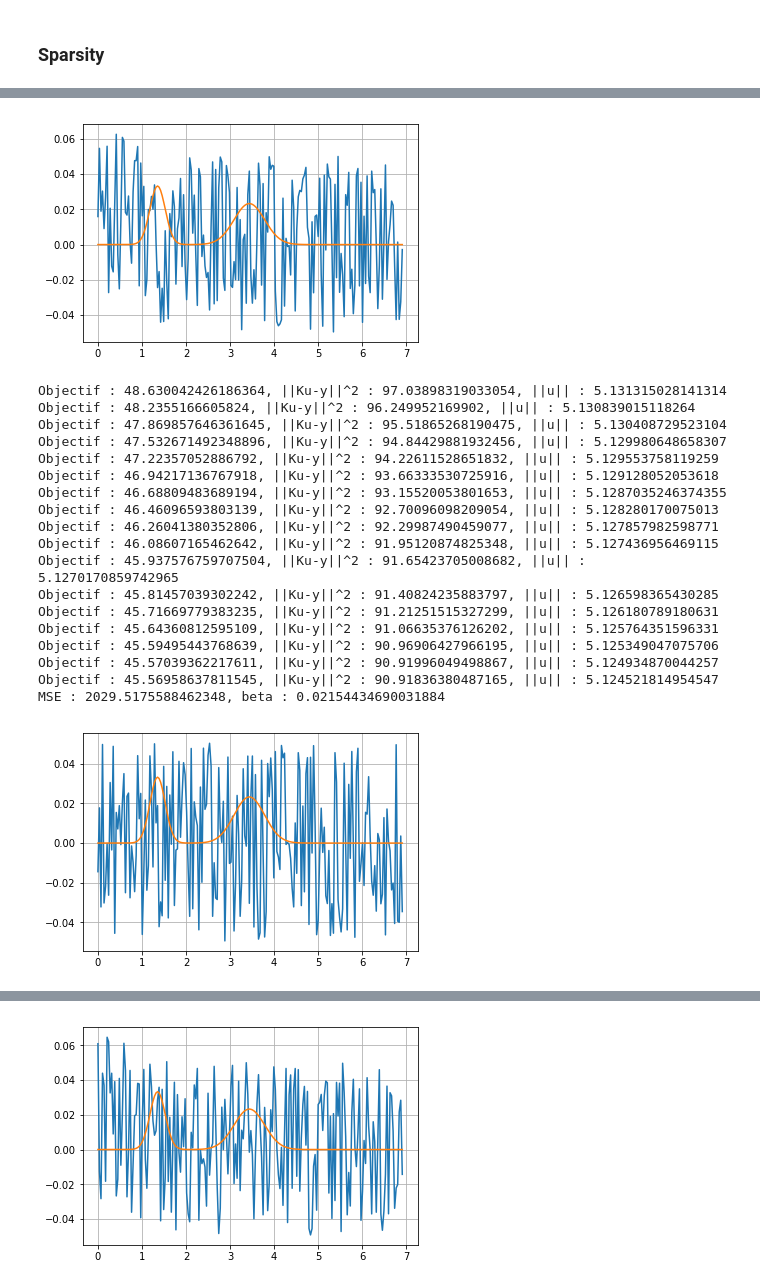
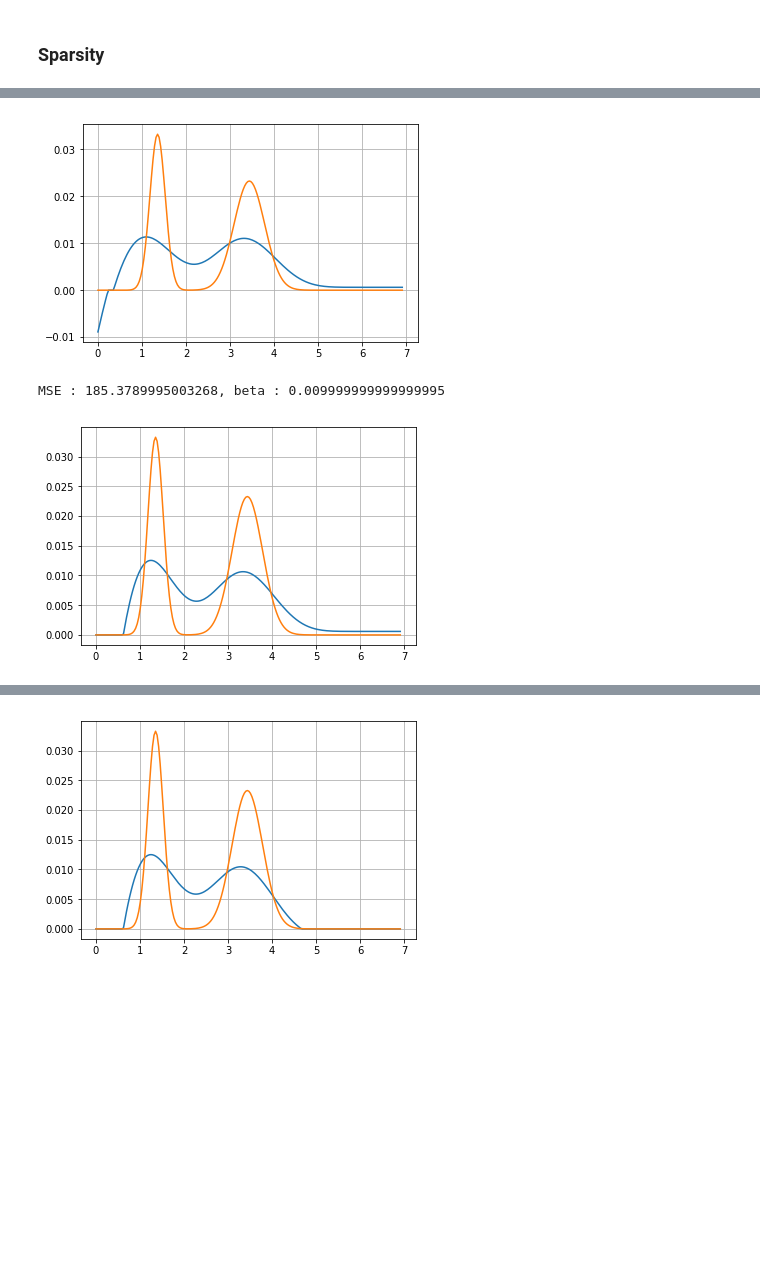
Before and after one commit to MaximilienGermain/Large-scale-optimization, a Jupyter notebook: TP2_part1.ipynb, the cells around one changed output, grey strips where cells are left out. Cells and saved outputs as stored; diff of their text form; code cells hidden in the pictures; blank space fills up the shorter version.

Commit message:
Sparsity and smoothness

```diff
--- a/TP2_part1.ipynb
+++ b/TP2_part1.ipynb
@@ -182,8 +182,8 @@ MSE : 0.4576900738601655, beta : 100.00000000000004
 beta_grid = np.exp(np.log(10)*np.linspace(-1,3,5))
 
 def proximal_gradient_smooth_cons(lamb,K,y,T,xmin,xmax,display = False):
-    tol = 1e-4
-    max_iter = 10
+    tol = 1e-7
+    max_iter = 1000
     nb_iter = 0
     m = K.shape[0]
     n = K.shape[1]
@@ -191,11 +191,11 @@ def proximal_gradient_smooth_cons(lamb,K,y,T,xmin,xmax,display = False):
     w,v = np.linalg.eig(np.dot(K.T,K) + lamb * np.dot(D.T,D))
     L = max(w)
     epsilon = 1/L
-    print(epsilon)
+    #print(epsilon)
 
     #for i in range(n):
     #    u[i] = (random.random() - 0.5)
-    norm2 = np.linalg.norm(np.dot(K,u) - y)
+    norm2 = np.linalg.norm(np.dot(K,u) - y.reshape(m,1))
     normD = np.linalg.norm(np.dot(D,u))
     obj = 0.5 * norm2 **2 + 0.5 * lamb * normD ** 2 + ind(u,xmin,xmax)
     last_obj = 0
@@ -204,10 +204,10 @@ def proximal_gradient_smooth_cons(lamb,K,y,T,xmin,xmax,display = False):
 
     while (abs(obj - last_obj) > tol and nb_iter < max_iter):
     #while obj>42 :
-        w = u - epsilon * (np.dot(K.T,(np.dot(K,u) - y)) + lamb * np.dot(D.T,np.dot(D,u)))
+        w = u - epsilon * (np.dot(K.T,np.dot(K,u) - y.reshape(m,1)) + lamb * np.dot(D.T,np.dot(D,u)))
         last_obj = obj
         u = prox_cons(w,xmin,xmax)
-        norm2 = np.linalg.norm(np.dot(K,u) - y)
+        norm2 = np.linalg.norm(np.dot(K,u) - y.reshape(m,1))
         normD = np.linalg.norm(np.dot(D,u))
         obj = 0.5 * norm2 **2 + 0.5*lamb * normD ** 2 + ind(u,xmin,xmax)
         if display:
@@ -217,9 +217,9 @@ def proximal_gradient_smooth_cons(lamb,K,y,T,xmin,xmax,display = False):
     return u
 
 def prox_cons(w,xmin,xmax):
-    n = w.shape[0]
-    out = np.zeros((n,1))
-    for index in range(n):
+    m = w.shape[0]
+    out = np.zeros((m,1))
+    for index in range(m):
         value = w[index,0]
         if value >  xmax:
             out[index,0] = xmax
@@ -239,7 +239,7 @@ def ind(x,xmin,xmax):
 
 for i in range(beta_grid.shape[0]):
     beta = beta_grid[i]
-    x_hat = proximal_gradient_smooth_cons(beta,K,y,T,xmin,xmax,True) #,True
+    x_hat = proximal_gradient_smooth_cons(beta,K,y,T,xmin,xmax) #,True
     print("MSE : {}, beta : {}\n".format(normalized_MSE(x_hat,x),beta))
     plt.plot(np.log(T),x_hat)
     plt.plot(np.log(T),x)
@@ -327,23 +267,21 @@ print(prox_cons(np.ones((5,1)),1.5,2))
 # %% [markdown]
 ### Sparsity
 # %%
-beta_grid = np.exp(np.log(10)*np.linspace(-4,3,7))
+beta_grid = np.exp(np.log(10)*np.linspace(-4,3,8))
 
 def proximal_gradient_norme1(lamb,K,y,T,display = False):
-    tol = 1e-3
-    max_iter = 100
+    tol = 1e-7
+    max_iter = 1000
     nb_iter = 0
     m = K.shape[0]
     n = K.shape[1]
     #print(np.dot(K.T,K))
-    #w,v = np.linalg.eig(np.dot(K.T,K))
-    #epsilon = 1/np.max(w)
-    #print(epsilon)
-    epsilon = 1e-5
+    w,v = np.linalg.eig(np.dot(K.T,K))
+    epsilon = 1/np.real(np.max(w))
     u = np.zeros((n,1))
-    for i in range(n):
-        u[i] = (random.random() - 0.5)/10
-    norm2 = np.linalg.norm(np.dot(K,u) - y)
+    #for i in range(n):
+    #    u[i] = (random.random() - 0.5)/10
+    norm2 = np.linalg.norm(np.dot(K,u) - y.reshape(m,1))
     norm1 = np.linalg.norm(u,1)
     obj = 0.5*norm2**2 + lamb * norm1
     last_obj = 0
@@ -351,10 +289,11 @@ def proximal_gradient_norme1(lamb,K,y,T,display = False):
         print("Objectif : {}, ||Ku-y||^2 : {}, ||u|| : {}".format(obj,norm2**2,norm1))
 
     while abs(obj - last_obj) > tol and nb_iter < max_iter:
-        w = u - epsilon * np.dot(K.T,(np.dot(K,u) - y))
+        w = u - epsilon * np.dot(K.T,(np.dot(K,u) - y.reshape(m,1)))
+        #print(np.dot(K,u).shape)
         last_obj = obj
         u = prox_norme1(w,lamb,epsilon)
-        norm2 = np.linalg.norm(np.dot(K,u) - y)
+        norm2 = np.linalg.norm(np.dot(K,u) - y.reshape(m,1))
         norm1 = np.linalg.norm(u,1)
         obj = 0.5*norm2**2 + lamb * norm1
         if display:
@@ -366,6 +305,7 @@ def proximal_gradient_norme1(lamb,K,y,T,display = False):
 def prox_norme1(w,lamb,epsilon):
     n = w.shape[0]
     out = np.zeros((n,1))
+    #print(w.shape)
     for index in range(n):
         value = w[index,0]
         if value >  epsilon * lamb :
@@ -379,7 +319,7 @@ def prox_norme1(w,lamb,epsilon):
 
 for i in range(beta_grid.shape[0]):
     beta = beta_grid[i]
-    x_hat = proximal_gradient_norme1(beta,K,y,T,True)
+    x_hat = proximal_gradient_norme1(beta,K,y,T)
     print("MSE : {}, beta : {}".format(normalized_MSE(x_hat,x),beta))
     plt.plot(np.log(T),x_hat)
     plt.plot(np.log(T),x)
@@ -424,20 +332,3 @@ MSE : 2023.5704515542132, beta : 0.0014677992676220694
-[figure, old version]
+[figure, new version]
-Objectif : 48.630042426186364, ||Ku-y||^2 : 97.03898319033054, ||u|| : 5.131315028141314
-Objectif : 48.2355166605824, ||Ku-y||^2 : 96.249952169902, ||u|| : 5.130839015118264
-Objectif : 47.869857646361645, ||Ku-y||^2 : 95.51865268190475, ||u|| : 5.130408729523104
-Objectif : 47.532671492348896, ||Ku-y||^2 : 94.84429881932456, ||u|| : 5.129980648658307
-Objectif : 47.22357052886792, ||Ku-y||^2 : 94.22611528651832, ||u|| : 5.129553758119259
-Objectif : 46.94217136767918, ||Ku-y||^2 : 93.66333530725916, ||u|| : 5.129128052053618
-Objectif : 46.68809483689194, ||Ku-y||^2 : 93.15520053801653, ||u|| : 5.1287035246374355
-Objectif : 46.46096593803139, ||Ku-y||^2 : 92.70096098209054, ||u|| : 5.128280170075013
-Objectif : 46.26041380352806, ||Ku-y||^2 : 92.29987490459077, ||u|| : 5.127857982598771
-Objectif : 46.08607165462642, ||Ku-y||^2 : 91.95120874825348, ||u|| : 5.127436956469115
-Objectif : 45.937576759707504, ||Ku-y||^2 : 91.65423705008682, ||u|| : 5.1270170859742965
-Objectif : 45.81457039302242, ||Ku-y||^2 : 91.40824235883797, ||u|| : 5.126598365430285
-Objectif : 45.71669779383235, ||Ku-y||^2 : 91.21251515327299, ||u|| : 5.126180789180631
-Objectif : 45.64360812595109, ||Ku-y||^2 : 91.06635376126202, ||u|| : 5.125764351596331
-Objectif : 45.59495443768639, ||Ku-y||^2 : 90.96906427966195, ||u|| : 5.125349047075706
-Objectif : 45.57039362217611, ||Ku-y||^2 : 90.91996049498867, ||u|| : 5.124934870044257
-Objectif : 45.56958637811545, ||Ku-y||^2 : 90.91836380487165, ||u|| : 5.124521814954547
-MSE : 2029.5175588462348, beta : 0.02154434690031884
+MSE : 185.3789995003268, beta : 0.009999999999999995
-[figure, old version]
+[figure, new version]
@@ -461 +336 @@ MSE : 1951.0330266922563, beta : 0.3162277660168379
-[figure, old version]
+[figure, new version]
```
Also changed, not shown: parts of 2 cells of this notebook.
